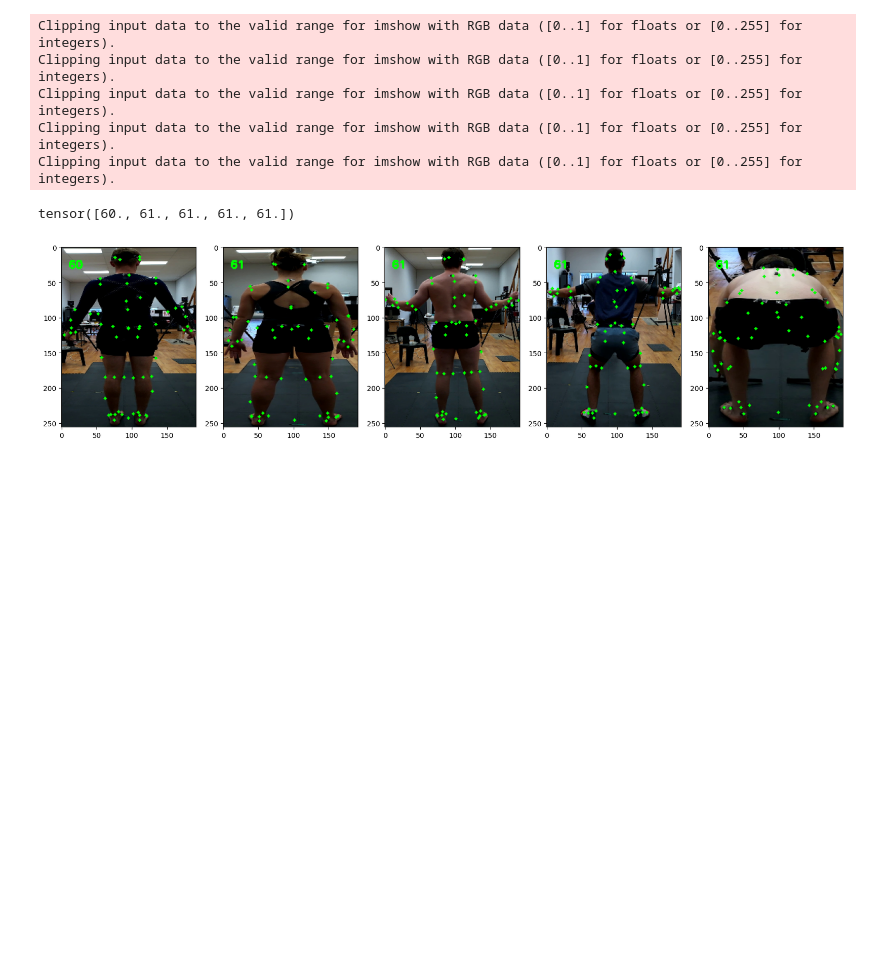
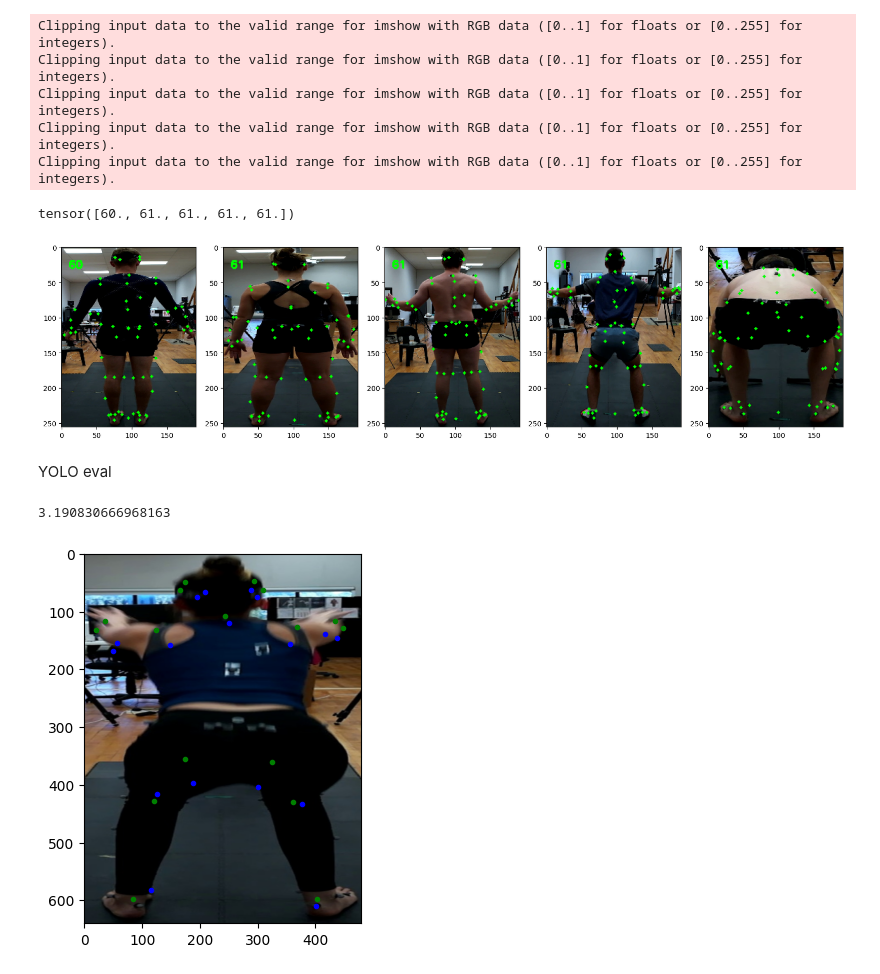
Before and after one commit to Rynhardf/research-project-2024, a Jupyter notebook: main.ipynb, the cells around one changed output. Drawn from its saved outputs; the diff is of its cells as text; code cells hidden in the pictures; blank space fills up the shorter version.

Commit message:
eval YOLO

```diff
--- a/main.ipynb
+++ b/main.ipynb
@@ -171,3 +171,5 @@ Clipping input data to the valid range for imshow with RGB data ([0..1] for floa
 Clipping input data to the valid range for imshow with RGB data ([0..1] for floats or [0..255] for integers).
 tensor([60., 61., 61., 61., 61.])
 [figure]
+# %% [markdown]
+YOLO eval
@@ -173,0 +198,43 @@ tensor([60., 61., 61., 61., 61.])
+# %%
+def get_keypoints_yolo(outputs, num_keypoints=17):
+    keypoints = []
+    for output in outputs:
+        xy = output.keypoints.xy[0]
+        if xy.shape[0] < num_keypoints:
+            xy = torch.cat((xy, torch.zeros(num_keypoints - xy.shape[0], 2).to(xy.device)))
+        keypoints.append(xy)
+
+    return torch.stack(keypoints)
+# %%
+norm_mae = 0
+keypoints = None
+with torch.no_grad():
+    for images, targets, gt_keypoints, keypoint_visibility in tqdm.tqdm(loader):
+        images, targets = images.to(device), targets.to(device)
+        gt_keypoints = gt_keypoints.to(device)
+        keypoint_visibility = keypoint_visibility.to(device)
+        outputs = model(images, verbose=False)
+        keypoints = get_keypoints_yolo(outputs)
+        norm_mae += normalized_mae_in_pixels(keypoints, gt_keypoints, img_size, keypoint_visibility)
+
+norm_mae /= len(loader)
+# %%
+print(norm_mae)
+# %% [output]
+3.190830666968163
+# %%
+import matplotlib.pyplot as plt
+
+n = 22
+
+image_show = images[n].permute(1,2,0).cpu().numpy().copy()
+
+keypoints_show = keypoints[n].cpu().numpy()
+keypoints_gt = gt_keypoints[n].cpu().numpy()
+
+plt.imshow(image_show)
+plt.plot(keypoints_show[:,0], keypoints_show[:,1], 'bo', markersize=3)
+plt.plot(keypoints_gt[:,0], keypoints_gt[:,1], 'go', markersize=3)
+plt.show()
+# %% [output]
+[figure, added]
```
Also changed, not shown: parts of 1 cell of this notebook, 2 other files.
